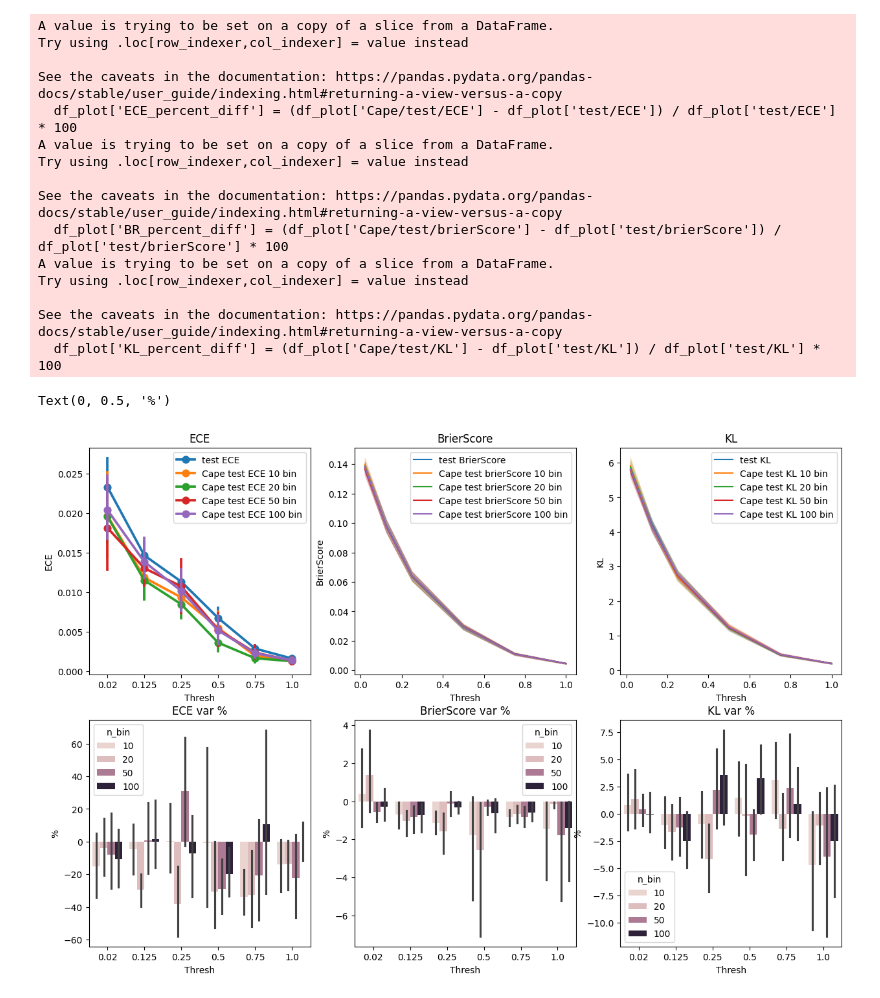
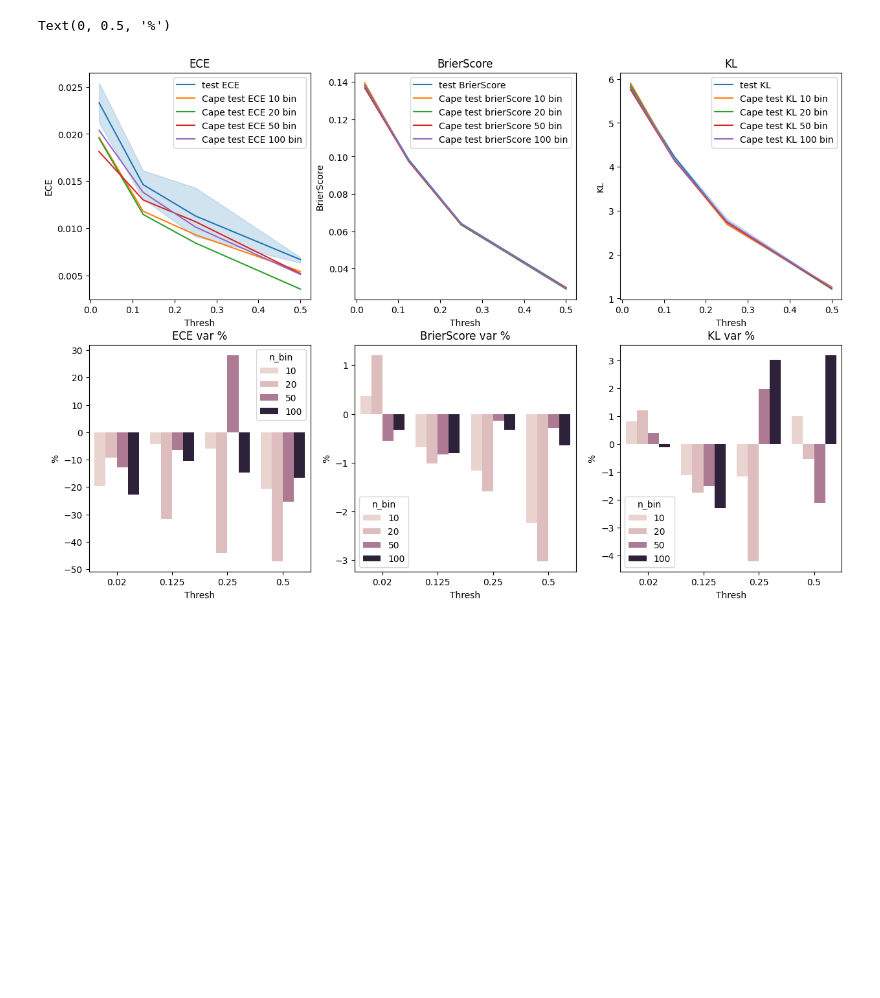
Before and after one commit to simone7monaco/rainfall-prediction, a Jupyter notebook: notebooks/cape.ipynb, the cells around one changed output. Cells and saved outputs as stored; diff of their text form; code cells hidden in the pictures; blank space fills up the shorter version.

```diff
--- a/notebooks/cape.ipynb
+++ b/notebooks/cape.ipynb
@@ -6,66 +6,57 @@ import matplotlib.pyplot as plt
 df = pd.read_csv("cape.csv")
 # Estrarre le colonne necessarie
 df_plot = df[df['dataset_size'] == 500]
+df_plot = df_plot[df_plot['thresh']<0.7]
 #df_plot = df_plot[df_plot['n_bin']==20]
+
+#group by
+df_plot = df_plot.groupby(['n_bin', 'thresh'])[['test/ECE' ,'Cape/test/ECE', 'test/brierScore', 'Cape/test/brierScore', 'test/KL', 'Cape/test/KL']].mean().reset_index()
+
+
 df_plot['ECE_percent_diff'] = (df_plot['Cape/test/ECE'] - df_plot['test/ECE']) / df_plot['test/ECE'] * 100
 df_plot['BR_percent_diff'] = (df_plot['Cape/test/brierScore'] - df_plot['test/brierScore']) / df_plot['test/brierScore'] * 100
 df_plot['KL_percent_diff'] = (df_plot['Cape/test/KL'] - df_plot['test/KL']) / df_plot['test/KL'] * 100
-
+df_group = df_plot
 
 # Creare il grafico
 fig, axes = plt.subplots(2, 3, figsize=(15, 10))#, sharex=True, sharey=True)
-sns.pointplot(ax=axes[0][0], data=df_plot, x='thresh', y='test/ECE', label='test ECE')
+sns.lineplot(ax=axes[0][0], data=df_plot, x='thresh', y='test/ECE', label='test ECE', errorbar='ci')
 for bin in [10, 20, 50, 100]:
-	sns.pointplot(ax=axes[0][0], data=df_plot[df_plot['n_bin']==bin], x='thresh', y='Cape/test/ECE', label=f'Cape test ECE {bin} bin')
+	sns.lineplot(ax=axes[0][0], data=df_plot[df_plot['n_bin']==bin], x='thresh', y='Cape/test/ECE', label=f'Cape test ECE {bin} bin', errorbar='ci')
 axes[0][0].set_title('ECE')
 axes[0][0].set_xlabel('Thresh')
 axes[0][0].set_ylabel('ECE')
 
 sns.lineplot(ax=axes[0][1], data=df_plot, x='thresh', y='test/brierScore', label='test BrierScore')
 for bin in [10, 20, 50, 100]:
 	sns.lineplot(ax=axes[0][1], data=df_plot[df_plot['n_bin']==bin], x='thresh', y='Cape/test/brierScore', label=f'Cape test brierScore {bin} bin')
 axes[0][1].set_title('BrierScore')
 axes[0][1].set_xlabel('Thresh')
 axes[0][1].set_ylabel('BrierScore')
 
 sns.lineplot(ax=axes[0][2], data=df_plot, x='thresh', y='test/KL', label='test KL')
 for bin in [10, 20, 50, 100]:
 	sns.lineplot(ax=axes[0][2], data=df_plot[df_plot['n_bin']==bin], x='thresh', y='Cape/test/KL', label=f'Cape test KL {bin} bin')
 axes[0][2].set_title('KL')
 axes[0][2].set_xlabel('Thresh')
 axes[0][2].set_ylabel('KL')
 
 sns.barplot(ax=axes[1][0], data=df_plot, x='thresh', y='ECE_percent_diff', hue='n_bin')
 axes[1][0].set_title('ECE var %')
 axes[1][0].set_xlabel('Thresh')
 axes[1][0].set_ylabel('%')
 
 sns.barplot(ax=axes[1][1], data=df_plot, x='thresh', y='BR_percent_diff', hue='n_bin')
 axes[1][1].set_title('BrierScore var %')
 axes[1][1].set_xlabel('Thresh')
 axes[1][1].set_ylabel('%')
 
 sns.barplot(ax=axes[1][2], data=df_plot, x='thresh', y='KL_percent_diff', hue='n_bin')
 axes[1][2].set_title('KL var %')
 axes[1][2].set_xlabel('Thresh')
 axes[1][2].set_ylabel('%')
 # %% [output]
-A value is trying to be set on a copy of a slice from a DataFrame.
-Try using .loc[row_indexer,col_indexer] = value instead
-
-See the caveats in the documentation: https://pandas.pydata.org/pandas-docs/stable/user_guide/indexing.html#returning-a-view-versus-a-copy
-  df_plot['ECE_percent_diff'] = (df_plot['Cape/test/ECE'] - df_plot['test/ECE']) / df_plot['test/ECE'] * 100
-A value is trying to be set on a copy of a slice from a DataFrame.
-Try using .loc[row_indexer,col_indexer] = value instead
-
-See the caveats in the documentation: https://pandas.pydata.org/pandas-docs/stable/user_guide/indexing.html#returning-a-view-versus-a-copy
-  df_plot['BR_percent_diff'] = (df_plot['Cape/test/brierScore'] - df_plot['test/brierScore']) / df_plot['test/brierScore'] * 100
-A value is trying to be set on a copy of a slice from a DataFrame.
-Try using .loc[row_indexer,col_indexer] = value instead
-
-See the caveats in the documentation: https://pandas.pydata.org/pandas-docs/stable/user_guide/indexing.html#returning-a-view-versus-a-copy
-  df_plot['KL_percent_diff'] = (df_plot['Cape/test/KL'] - df_plot['test/KL']) / df_plot['test/KL'] * 100
+Text(0, 0.5, '%')
-Text(0, 0.5, '%')
-[figure, old version]
+[figure, new version]
 # %%
 #filtro
```
Also changed, not shown: parts of 6 cells of this notebook, 4 other files.
